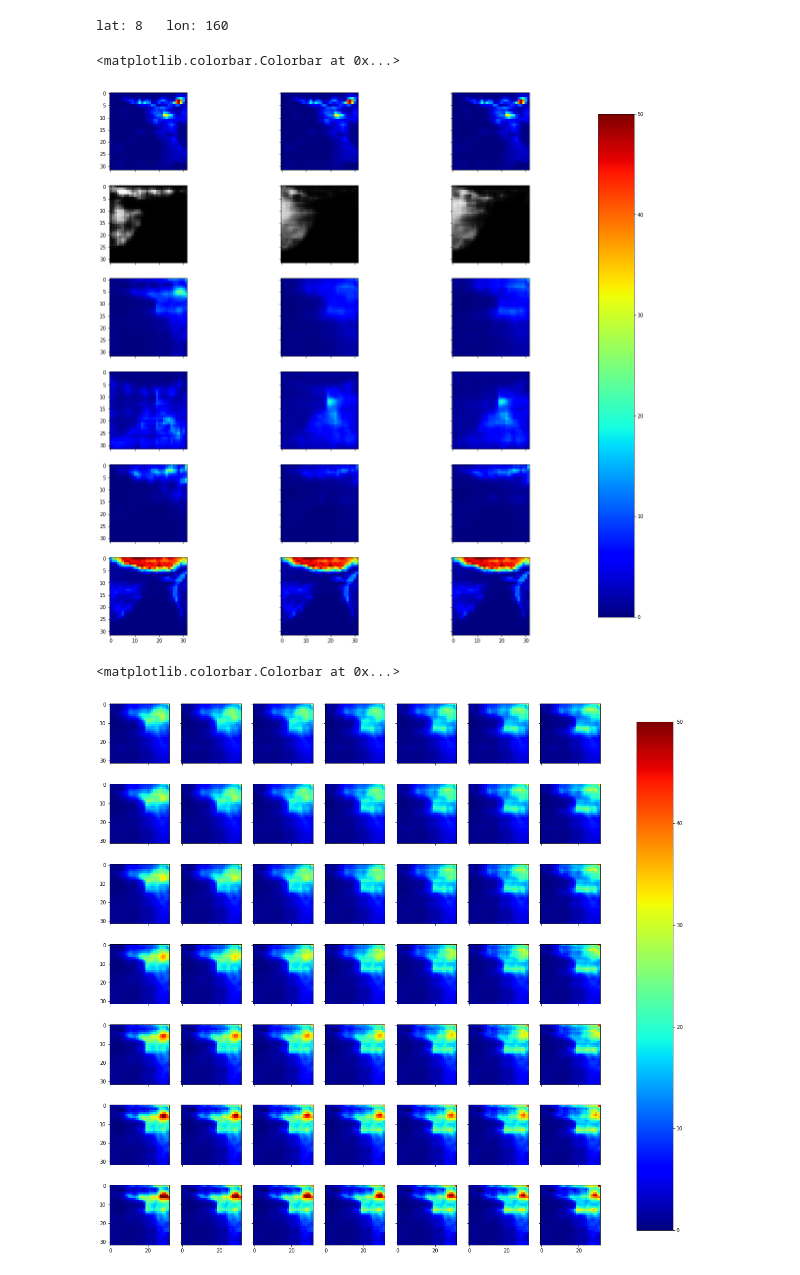
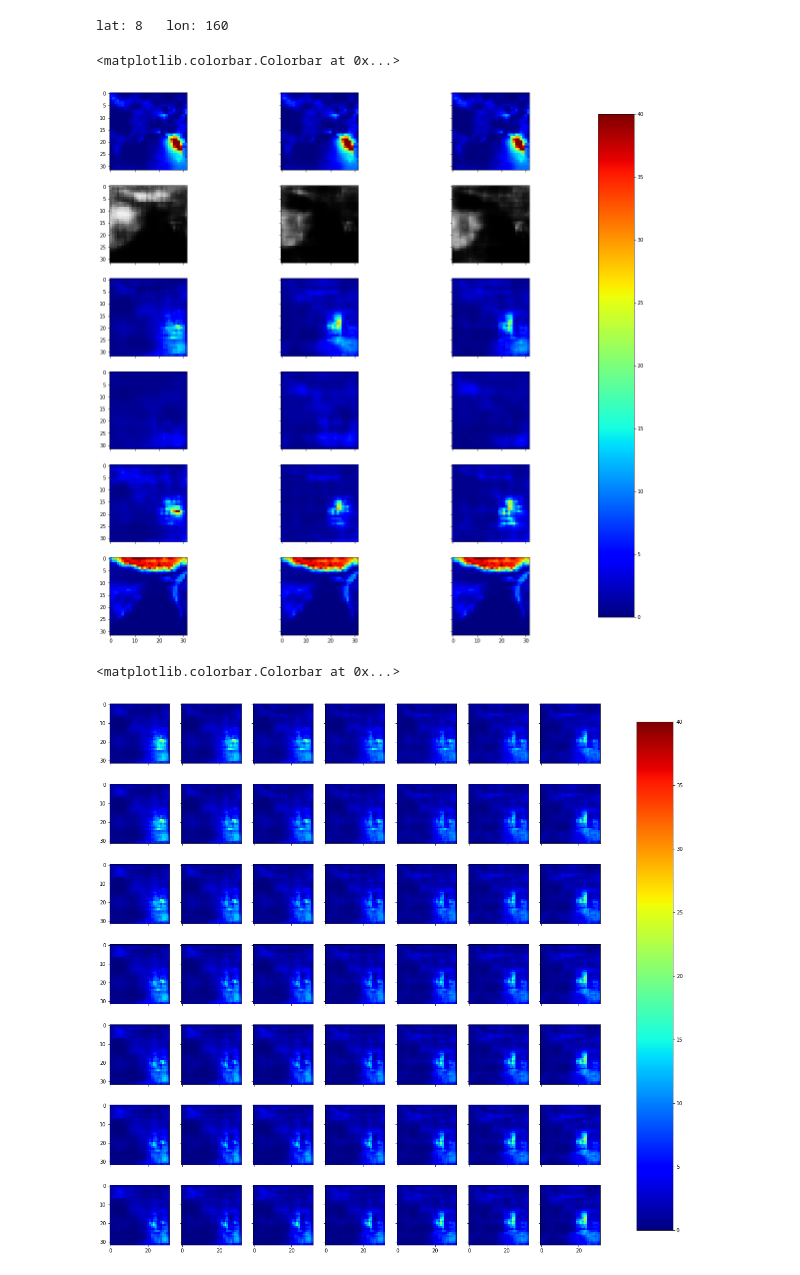
Before and after one commit to SimonTreu/sdvae, a Jupyter notebook: interactive_val.ipynb, the cells around one changed output. Saved outputs shown, nothing was run; the diff lists cells and outputs as text; code cells hidden in the pictures.

```diff
--- a/interactive_val.ipynb
+++ b/interactive_val.ipynb
@@ -31,7 +31,7 @@ opt = base_opt.parse(args=['--batch_size', '64',
                            '--n_test', '2',
                            '--n_threads', '4',
                            '--n_val', '2',
-                           '--name', 'vae_12_18_3',
+                           '--name', 'vae_12_19',
                            '--nf_decoder', '16',
                            '--nf_encoder', '16',
                            '--no', '0',
@@ -114,7 +114,7 @@ vas = input_dataset['vas'][:, large_cell_lats, large_cell_lons]
 # %% [output]
 lat: 8   lon: 160
 # %%
-t = 160
+t = 184
 
 # create reconstructed image
 pr_tensor = torch.tensor(pr[t, :, :], dtype=torch.float32, device=device)
@@ -143,7 +143,7 @@ for i in range(opt.n_samples):
 # %%
 fig, axes = plt.subplots(6, opt.n_samples, sharex='col', sharey='row', figsize = (20, 20))
 v_min = 0
-v_max = 50
+v_max = 40
 for i in range(opt.n_samples):
     axes[0, i].imshow(pr_tensor[opt.scale_factor:-opt.scale_factor, opt.scale_factor:-opt.scale_factor],
                               cmap=plt.get_cmap('jet'), vmin=v_min, vmax=v_max)
@@ -161,27 +161,25 @@ cbar_ax = fig.add_axes([0.85, 0.15, 0.05, 0.7])
 fig.colorbar(im, cax=cbar_ax)
 # %% [output]
 <matplotlib.colorbar.Colorbar at 0x...>
-[figure, old version]
+[figure, new version]
 # %%
 fig, axes = plt.subplots(7, 7, sharex='col', sharey='row', figsize = (20, 20))
-v_min = 0
-v_max = 20
-#z=torch.randn(1, opt.nz, 1, 1, device=device)
+z=torch.randn(1, opt.nz, 1, 1, device=device)
 for i in range(7):
     for j in range(7):
         z[0,0,0,0] = scipy.stats.norm.ppf((i+1)/8)
         z[0,1,0,0] = scipy.stats.norm.ppf((j+1)/8)
         with torch.no_grad():
             p, alpha, beta = model.decode(z=z,
                                           coarse_pr=coarse_pr,coarse_uas=coarse_uas,
                                           coarse_vas=coarse_vas, orog=orog_tensor)
         axes[i, j].imshow((p
                            * alpha * beta
                           )[0,0,:,:], vmin=v_min, vmax=v_max,cmap=plt.get_cmap('jet'))
 
 fig.subplots_adjust(right=0.8)
 cbar_ax = fig.add_axes([0.85, 0.15, 0.05, 0.7])
 fig.colorbar(im, cax=cbar_ax)
 # %% [output]
 <matplotlib.colorbar.Colorbar at 0x...>
-[figure, old version]
+[figure, new version]
```
Also changed, not shown: 1 other file.
